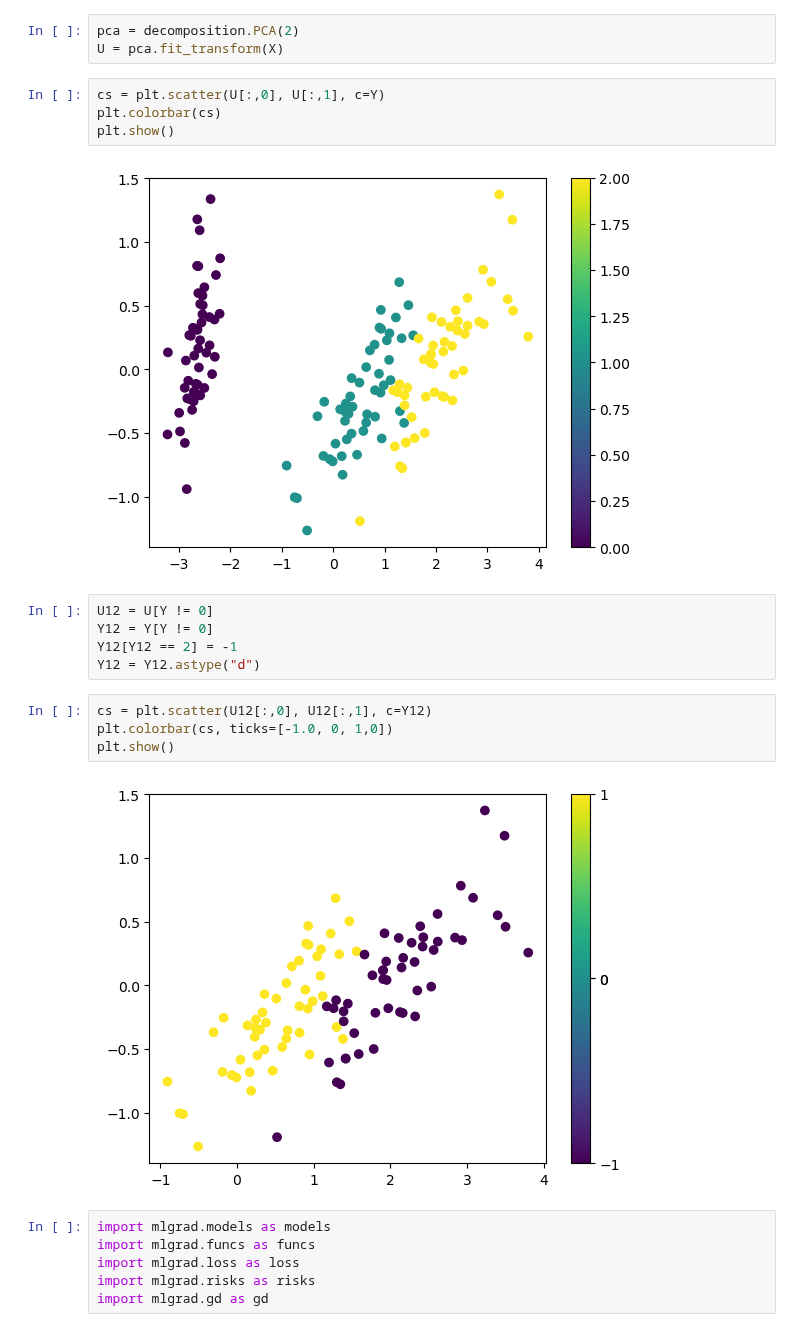
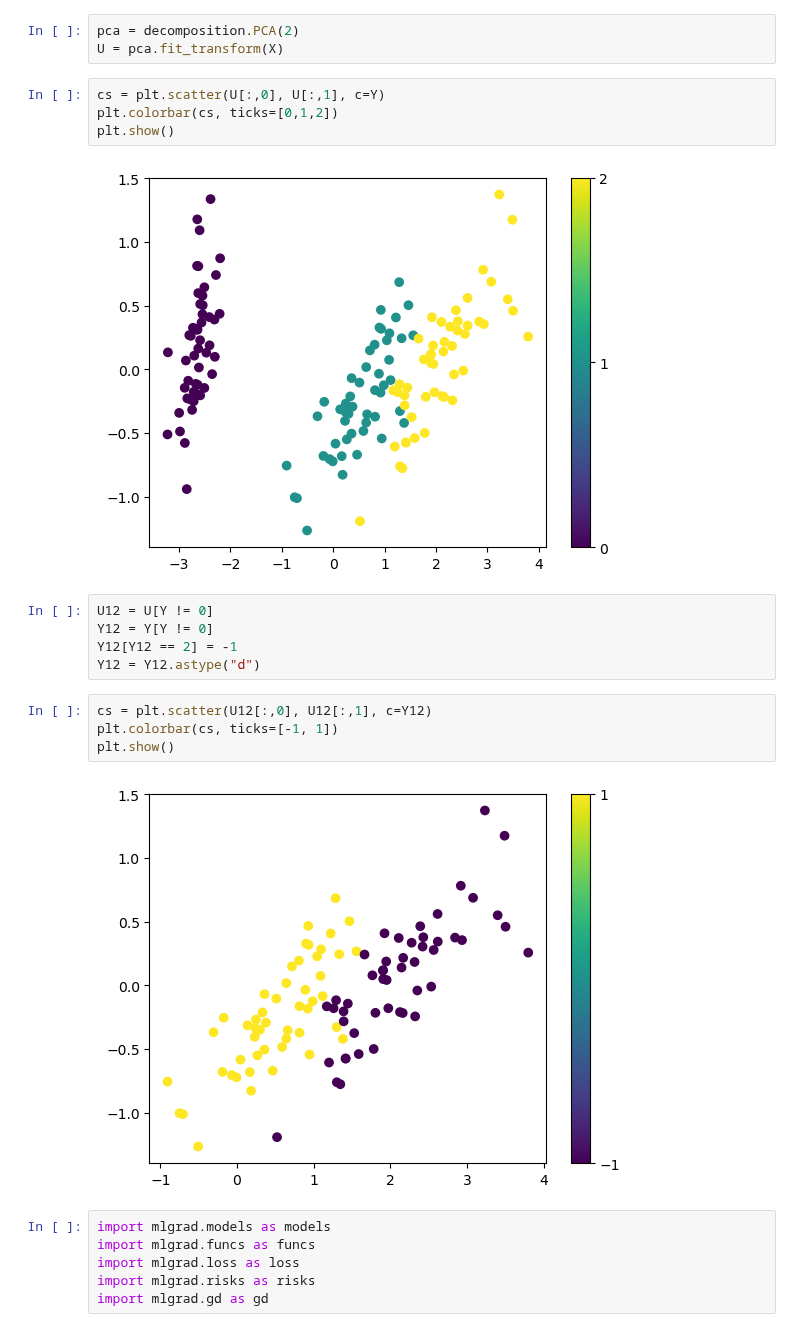
Before and after one commit to intellimath/mlgrad, a Jupyter notebook: examples/python_linear_classification.ipynb, the cells around one changed output. Cells and saved outputs as stored; diff of their text form.

```diff
--- a/examples/python_linear_classification.ipynb
+++ b/examples/python_linear_classification.ipynb
@@ -11,10 +12,10 @@ pca = decomposition.PCA(2)
 U = pca.fit_transform(X)
 # %%
 cs = plt.scatter(U[:,0], U[:,1], c=Y)
-plt.colorbar(cs)
+plt.colorbar(cs, ticks=[0,1,2])
 plt.show()
 # %% [output]
-[figure, old version]
+[figure, new version]
 # %%
 U12 = U[Y != 0]
 Y12 = Y[Y != 0]
@@ -22,10 +23,10 @@ Y12[Y12 == 2] = -1
 Y12 = Y12.astype("d")
 # %%
 cs = plt.scatter(U12[:,0], U12[:,1], c=Y12)
-plt.colorbar(cs, ticks=[-1.0, 0, 1,0])
+plt.colorbar(cs, ticks=[-1, 1])
 plt.show()
 # %% [output]
-[figure, old version]
+[figure, new version]
 # %%
 import mlgrad.models as models
 import mlgrad.funcs as funcs
```
Also changed, not shown: parts of 9 cells of this notebook, 11 other files.
